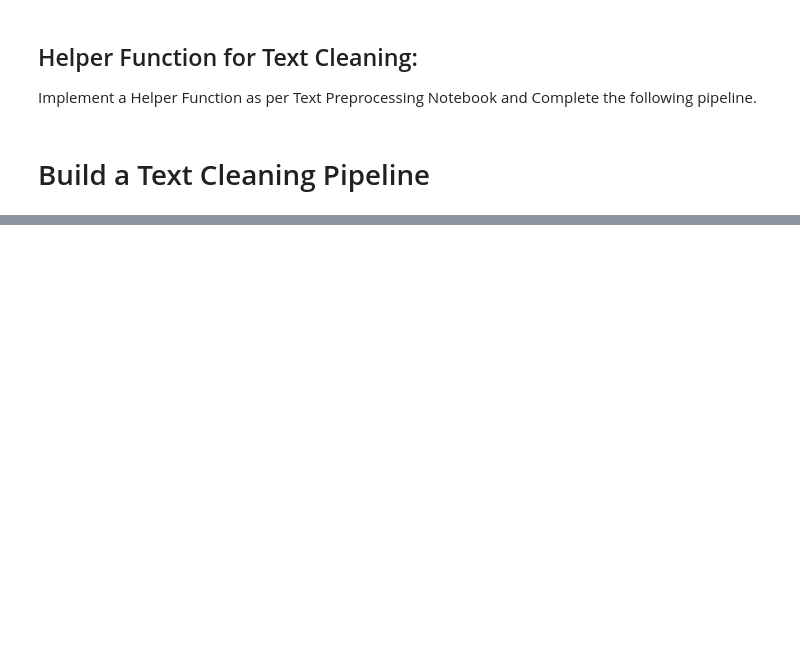
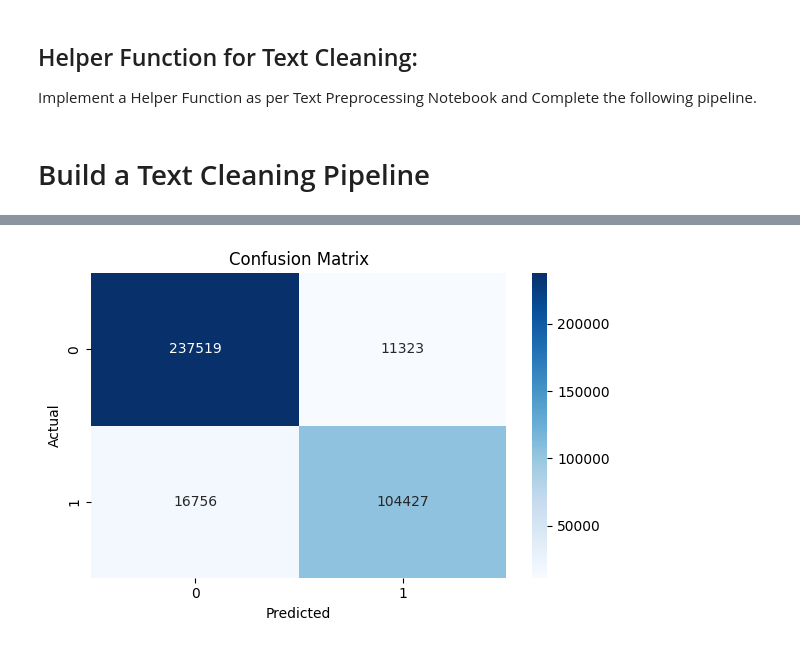
Before and after one commit to Sweekar-Bajimaya/AI-ML, a Jupyter notebook: SweekarBajimaya_Worsheet_8_Text_Classification_Question.ipynb, the cells around one changed output, grey strips where cells are left out. Drawn from its saved outputs; the diff is of its cells as text; code cells hidden in the pictures; blank space fills up the shorter version.

```diff
--- a/SweekarBajimaya_Worsheet_8_Text_Classification_Question.ipynb
+++ b/SweekarBajimaya_Worsheet_8_Text_Classification_Question.ipynb
@@ -62,0 +136,2 @@ def text_cleaning_pipeline(dataset, rule = "lemmatize"):
+# %%
+X_train, X_test, y_train, y_test = train_test_split(data['clean_text'], data['Sentiment'], test_size=0.2, random_state=42, stratify=data['Sentiment'])
@@ -62,0 +144,10 @@ def text_cleaning_pipeline(dataset, rule = "lemmatize"):
+# %%
+from sklearn.feature_extraction.text import TfidfVectorizer
+
+# Create TF-IDF Vectorizer
+vectorizer = TfidfVectorizer(max_features=5000)  # limit vocab to top 5000 words
+X_train_tfidf = vectorizer.fit_transform(X_train)
+X_test_tfidf = vectorizer.transform(X_test)
+
+print(X_train_tfidf.shape)
+print(X_test_tfidf.shape)
@@ -62,0 +159,4 @@ def text_cleaning_pipeline(dataset, rule = "lemmatize"):
+# %%
+#Model Training
+model = LogisticRegression(max_iter=1000, random_state=42)
+model.fit(X_train_tfidf, y_train)
@@ -62,0 +167,5 @@ def text_cleaning_pipeline(dataset, rule = "lemmatize"):
+# %%
+y_pred = model.predict(X_test_tfidf)
+
+print("Classification Report:\n")
+print(classification_report(y_test, y_pred))
@@ -62,0 +183,11 @@ def text_cleaning_pipeline(dataset, rule = "lemmatize"):
+# %%
+cm = confusion_matrix(y_test, y_pred, labels=model.classes_)
+plt.figure(figsize=(6, 4))
+sns.heatmap(cm, annot=True, fmt='d', cmap="Blues", xticklabels=model.classes_, yticklabels=model.classes_)
+plt.title("Confusion Matrix")
+plt.xlabel("Predicted")
+plt.ylabel("Actual")
+plt.tight_layout()
+plt.show()
+# %% [output]
+[figure, added]
```
Also changed, not shown: parts of 24 cells of this notebook.
